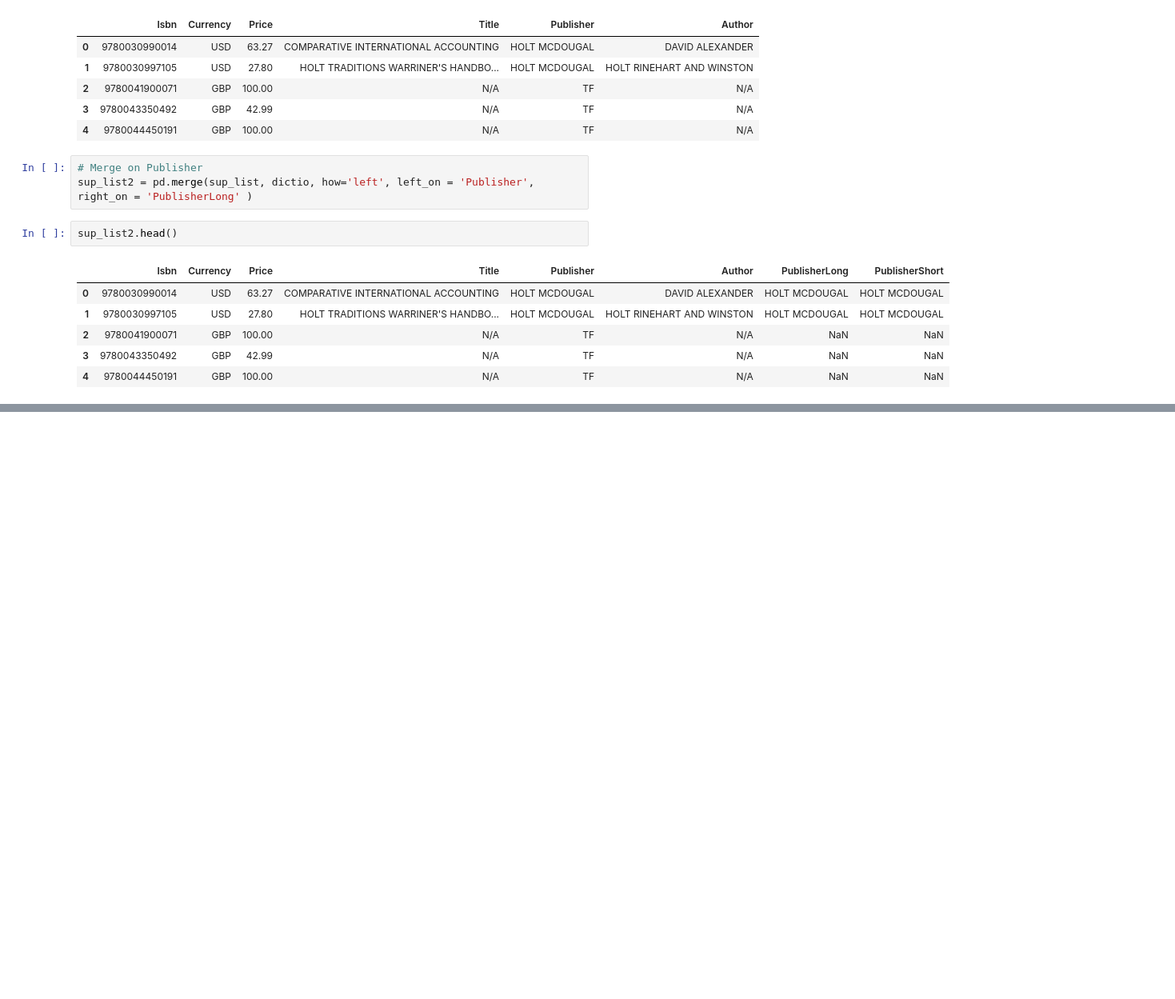
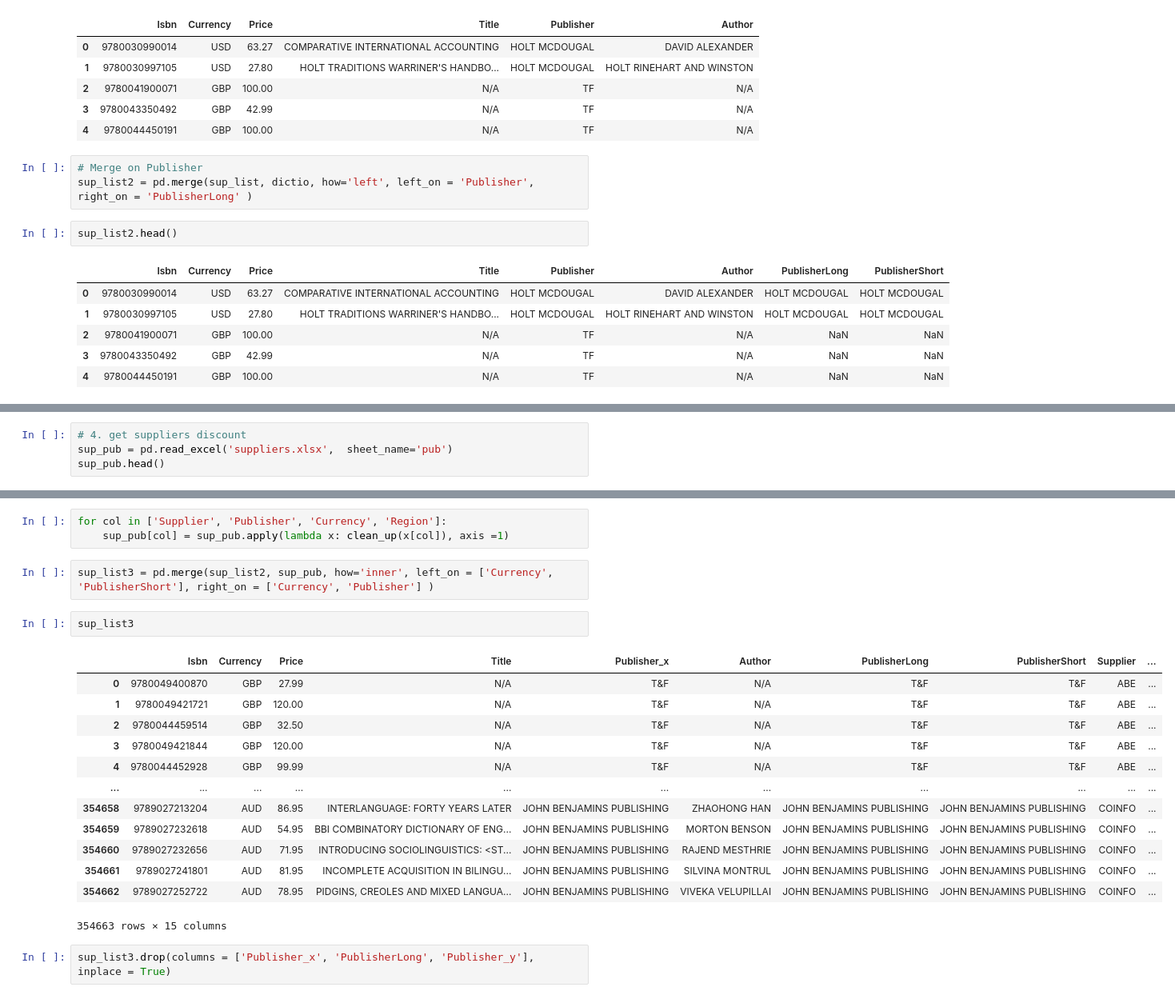
Before and after one commit to JoseRMatos/best_supplier, a Jupyter notebook: cost_analysis_ex.ipynb, the cells around one changed output, grey strips where cells are left out. Shown at 80% size. Drawn from its saved outputs; the diff is of its cells as text; blank space fills up the shorter version.

Commit message:
add suppliers and short discount

```diff
--- a/cost_analysis_ex.ipynb
+++ b/cost_analysis_ex.ipynb
@@ -206,0 +205,4 @@ sup_list2.head()
+# %%
+# 4. get suppliers discount
+sup_pub = pd.read_excel('suppliers.xlsx',  sheet_name='pub')
+sup_pub.head()
@@ -206,0 +216,23 @@ sup_list2.head()
+# %%
+for col in ['Supplier', 'Publisher', 'Currency', 'Region']:
+    sup_pub[col] = sup_pub.apply(lambda x: clean_up(x[col]), axis =1)
+# %%
+sup_list3 = pd.merge(sup_list2, sup_pub, how='inner', left_on = ['Currency', 'PublisherShort'], right_on = ['Currency', 'Publisher'] )
+# %%
+sup_list3
+# %% [output]
+|  | Isbn | Currency | Price | Title | Publisher_x | Author | PublisherLong | PublisherShort | Supplier | ... |
+| 0 | 9780049400870 | GBP | 27.99 | N/A | T&F | N/A | T&F | T&F | ABE | ... |
+| 1 | 9780049421721 | GBP | 120.00 | N/A | T&F | N/A | T&F | T&F | ABE | ... |
+| 2 | 9780044459514 | GBP | 32.50 | N/A | T&F | N/A | T&F | T&F | ABE | ... |
+| 3 | 9780049421844 | GBP | 120.00 | N/A | T&F | N/A | T&F | T&F | ABE | ... |
+| 4 | 9780044452928 | GBP | 99.99 | N/A | T&F | N/A | T&F | T&F | ABE | ... |
+| ... | ... | ... | ... | ... | ... | ... | ... | ... | ... | ... |
+| 354658 | 9789027213204 | AUD | 86.95 | INTERLANGUAGE: FORTY YEARS LATER | JOHN BENJAMINS PUBLISHING | ZHAOHONG HAN | JOHN BENJAMINS PUBLISHING | JOHN BENJAMINS PUBLISHING | COINFO | ... |
+| 354659 | 9789027232618 | AUD | 54.95 | BBI COMBINATORY DICTIONARY OF ENG... | JOHN BENJAMINS PUBLISHING | MORTON BENSON | JOHN BENJAMINS PUBLISHING | JOHN BENJAMINS PUBLISHING | COINFO | ... |
+| 354660 | 9789027232656 | AUD | 71.95 | INTRODUCING SOCIOLINGUISTICS: <ST... | JOHN BENJAMINS PUBLISHING | RAJEND MESTHRIE | JOHN BENJAMINS PUBLISHING | JOHN BENJAMINS PUBLISHING | COINFO | ... |
+| 354661 | 9789027241801 | AUD | 81.95 | INCOMPLETE ACQUISITION IN BILINGU... | JOHN BENJAMINS PUBLISHING | SILVINA MONTRUL | JOHN BENJAMINS PUBLISHING | JOHN BENJAMINS PUBLISHING | COINFO | ... |
+| 354662 | 9789027252722 | AUD | 78.95 | PIDGINS, CREOLES AND MIXED LANGUA... | JOHN BENJAMINS PUBLISHING | VIVEKA VELUPILLAI | JOHN BENJAMINS PUBLISHING | JOHN BENJAMINS PUBLISHING | COINFO | ... |
+354663 rows × 15 columns
+# %%
+sup_list3.drop(columns = ['Publisher_x', 'PublisherLong', 'Publisher_y'], inplace = True)
```
Also changed, not shown: parts of 4 cells of this notebook.
